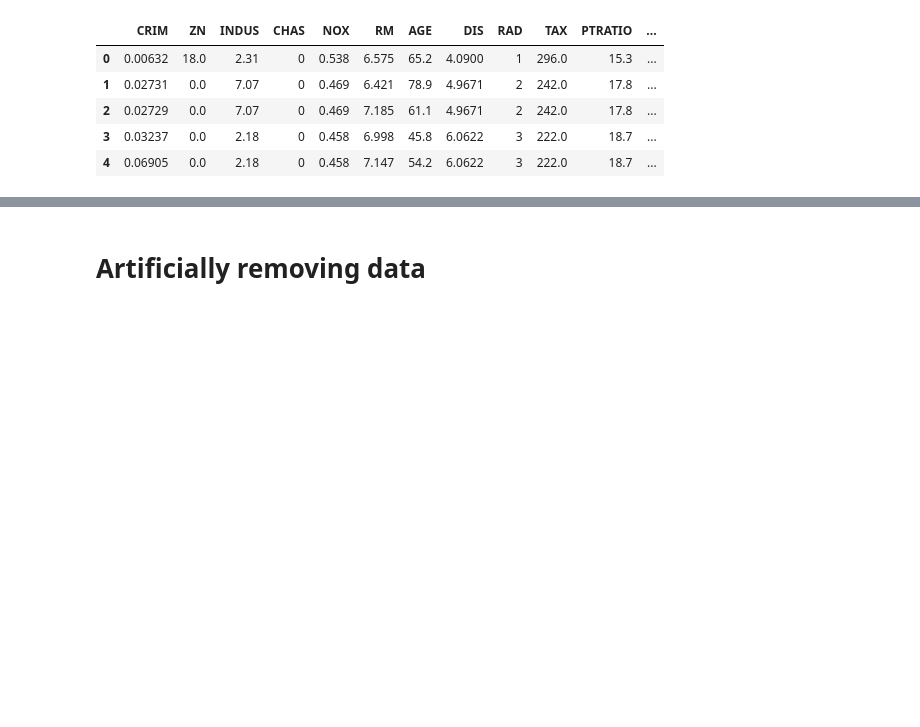
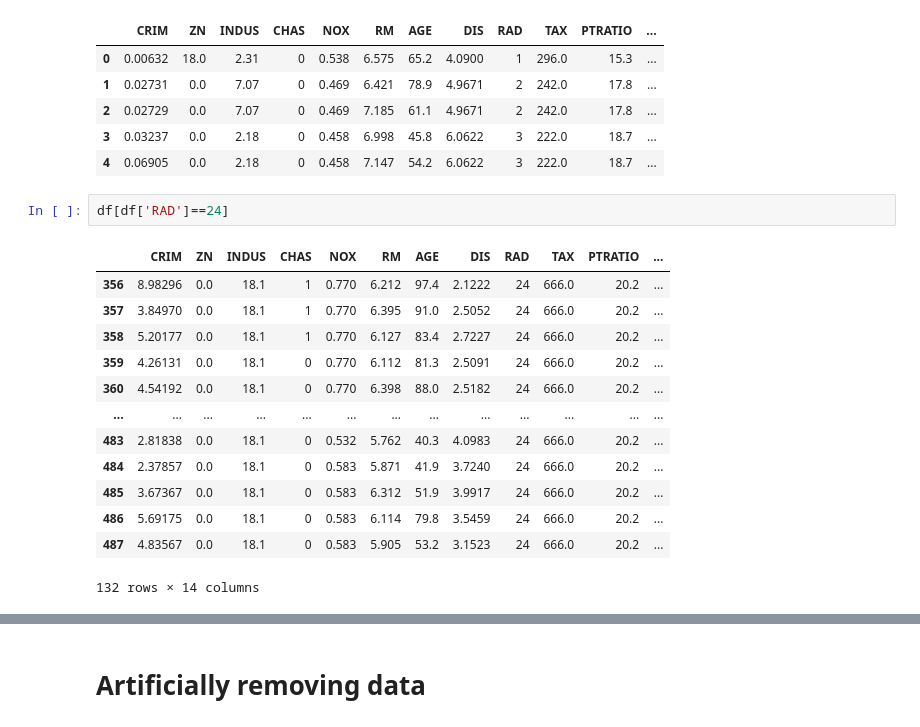
Before and after one commit to TheoBourdais/ModelAggregation, a Jupyter notebook: data_driven_aggregation/fill-in missing data.ipynb, the cells around one changed output, grey strips where cells are left out. Drawn from its saved outputs; the diff is of its cells as text; blank space fills up the shorter version.

```diff
--- a/data_driven_aggregation/fill-in missing data.ipynb
+++ b/data_driven_aggregation/fill-in missing data.ipynb
@@ -30,3 +30,19 @@ df.head()
 | 2 | 0.02729 | 0.0 | 7.07 | 0 | 0.469 | 7.185 | 61.1 | 4.9671 | 2 | 242.0 | 17.8 | ... |
 | 3 | 0.03237 | 0.0 | 2.18 | 0 | 0.458 | 6.998 | 45.8 | 6.0622 | 3 | 222.0 | 18.7 | ... |
 | 4 | 0.06905 | 0.0 | 2.18 | 0 | 0.458 | 7.147 | 54.2 | 6.0622 | 3 | 222.0 | 18.7 | ... |
+# %%
+df[df['RAD']==24]
+# %% [output]
+|  | CRIM | ZN | INDUS | CHAS | NOX | RM | AGE | DIS | RAD | TAX | PTRATIO | ... |
+| 356 | 8.98296 | 0.0 | 18.1 | 1 | 0.770 | 6.212 | 97.4 | 2.1222 | 24 | 666.0 | 20.2 | ... |
+| 357 | 3.84970 | 0.0 | 18.1 | 1 | 0.770 | 6.395 | 91.0 | 2.5052 | 24 | 666.0 | 20.2 | ... |
+| 358 | 5.20177 | 0.0 | 18.1 | 1 | 0.770 | 6.127 | 83.4 | 2.7227 | 24 | 666.0 | 20.2 | ... |
+| 359 | 4.26131 | 0.0 | 18.1 | 0 | 0.770 | 6.112 | 81.3 | 2.5091 | 24 | 666.0 | 20.2 | ... |
+| 360 | 4.54192 | 0.0 | 18.1 | 0 | 0.770 | 6.398 | 88.0 | 2.5182 | 24 | 666.0 | 20.2 | ... |
+| ... | ... | ... | ... | ... | ... | ... | ... | ... | ... | ... | ... | ... |
+| 483 | 2.81838 | 0.0 | 18.1 | 0 | 0.532 | 5.762 | 40.3 | 4.0983 | 24 | 666.0 | 20.2 | ... |
+| 484 | 2.37857 | 0.0 | 18.1 | 0 | 0.583 | 5.871 | 41.9 | 3.7240 | 24 | 666.0 | 20.2 | ... |
+| 485 | 3.67367 | 0.0 | 18.1 | 0 | 0.583 | 6.312 | 51.9 | 3.9917 | 24 | 666.0 | 20.2 | ... |
+| 486 | 5.69175 | 0.0 | 18.1 | 0 | 0.583 | 6.114 | 79.8 | 3.5459 | 24 | 666.0 | 20.2 | ... |
+| 487 | 4.83567 | 0.0 | 18.1 | 0 | 0.583 | 5.905 | 53.2 | 3.1523 | 24 | 666.0 | 20.2 | ... |
+132 rows × 14 columns
```
Also changed, not shown: parts of 27 cells of this notebook.
